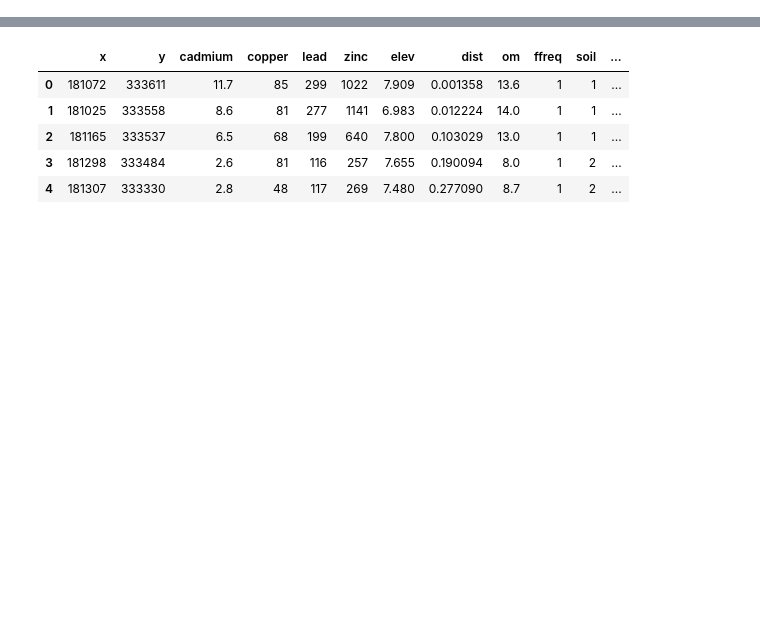
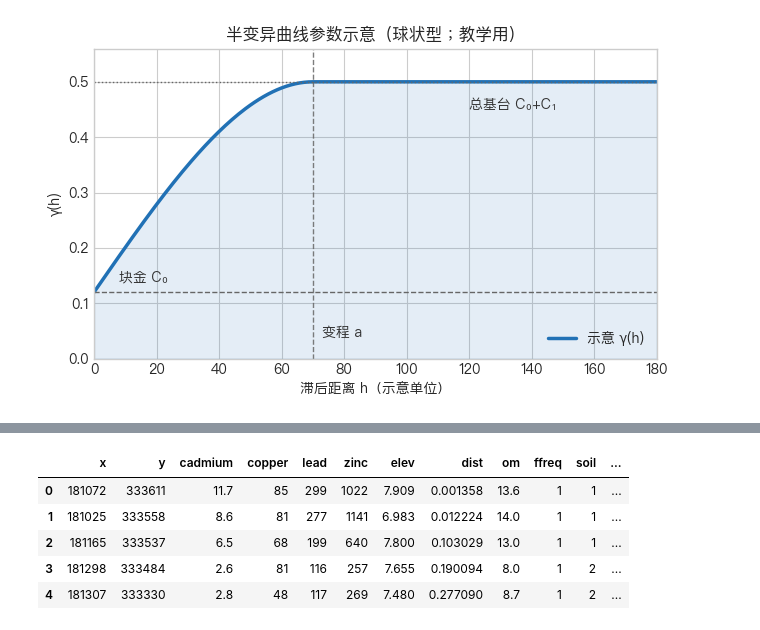
Before and after one commit to Mocha0724/Spatial_Analysis, a Jupyter notebook: cases/spatial-variability/spatial_variability_meuse.ipynb, the cells around one changed output, grey strips where cells are left out. Saved outputs shown, nothing was run; the diff lists cells and outputs as text; code cells hidden in the pictures; blank space fills up the shorter version.

```diff
--- a/cases/spatial-variability/spatial_variability_meuse.ipynb
+++ b/cases/spatial-variability/spatial_variability_meuse.ipynb
@@ -65,0 +82,40 @@ OUT.mkdir(parents=True, exist_ok=True)
+# %%
+# 教学用示意图：有界球状型半变异曲线的块金 C0、总基台、变程 a（非本数据拟合结果）
+
+
+def spherical_gamma(h, nugget, partial_sill, rng):
+    # 球状模型半变异 γ(h)=C0+C1*[1.5*h/a-0.5*(h/a)^3]，h<=a；h>a 时为 C0+C1。
+    h = np.asarray(h, dtype=float)
+    C1 = partial_sill
+    a = rng
+    out = np.empty_like(h)
+    m = h <= a
+    out[m] = nugget + C1 * (1.5 * h[m] / a - 0.5 * (h[m] / a) ** 3)
+    out[~m] = nugget + C1
+    return out
+
+
+h = np.linspace(0, 180, 250)
+C0, C1, a = 0.12, 0.38, 70.0
+g = spherical_gamma(h, C0, C1, a)
+
+fig, ax = plt.subplots(figsize=(6.5, 4))
+ax.plot(h, g, color="#2171b5", lw=2.5, label="示意 γ(h)")
+ax.axhline(C0, color="#666", ls="--", lw=1)
+ax.axhline(C0 + C1, color="#666", ls=":", lw=1)
+ax.axvline(a, color="#666", ls="--", lw=1, alpha=0.85)
+ax.fill_between(h, 0, g, alpha=0.12, color="#2171b5")
+ax.set_xlim(0, 180)
+ax.set_ylim(0, C0 + C1 + 0.06)
+ax.set_xlabel("滞后距离 h（示意单位）")
+ax.set_ylabel("γ(h)")
+ax.set_title("半变异曲线参数示意（球状型；教学用）")
+ax.annotate("块金 C₀", xy=(8, C0 + 0.02), fontsize=10, color="#333")
+ax.annotate("总基台 C₀+C₁", xy=(120, C0 + C1 - 0.05), fontsize=10, color="#333")
+ax.annotate("变程 a", xy=(a + 3, 0.04), fontsize=10, color="#333")
+ax.legend(loc="lower right")
+fig.tight_layout()
+fig.savefig(OUT / "semivariogram_concept.png", dpi=150)
+plt.show()
+# %% [output]
+[figure, added]
```
Also changed, not shown: parts of 13 cells of this notebook, 5 other files.
